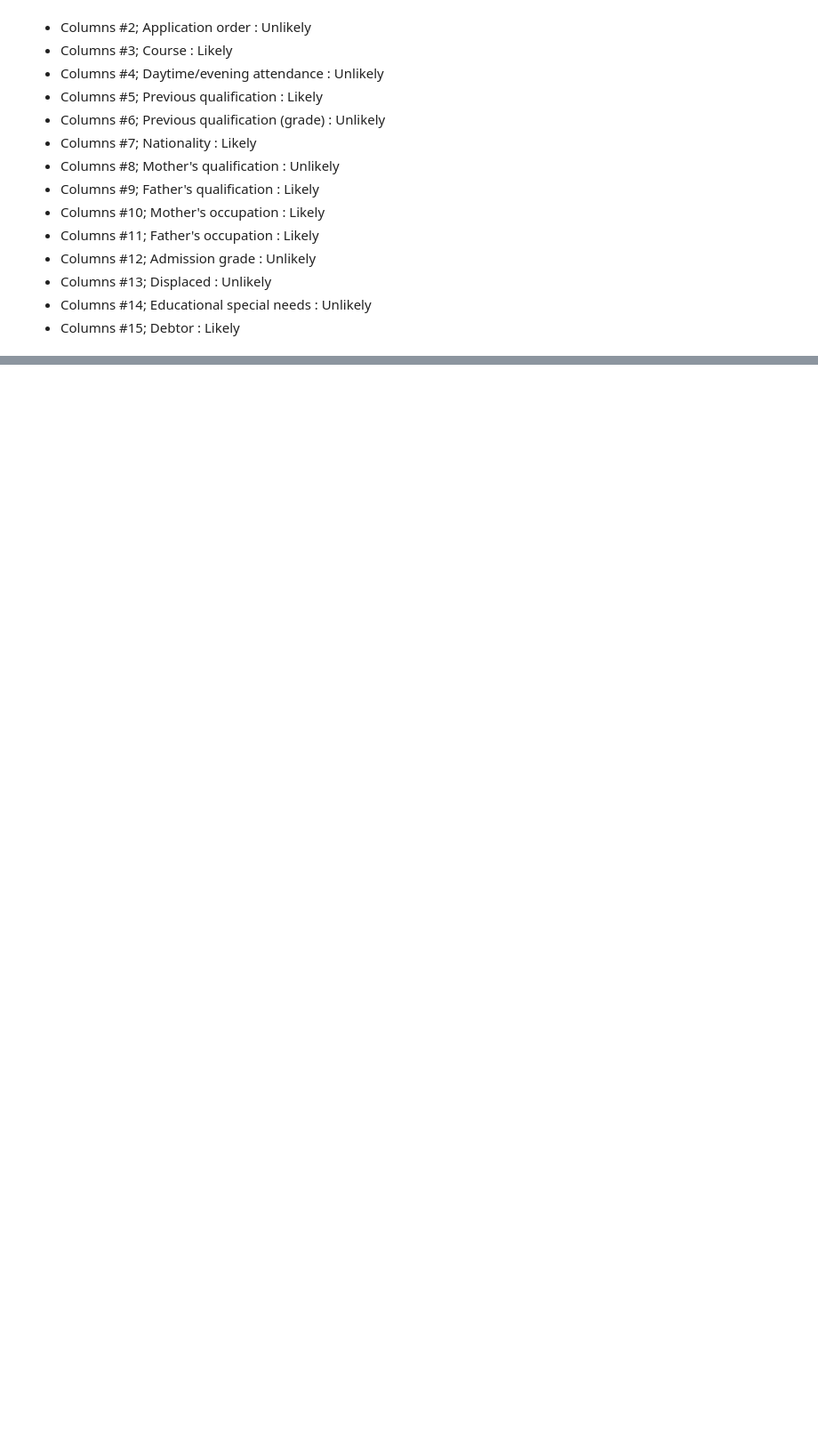
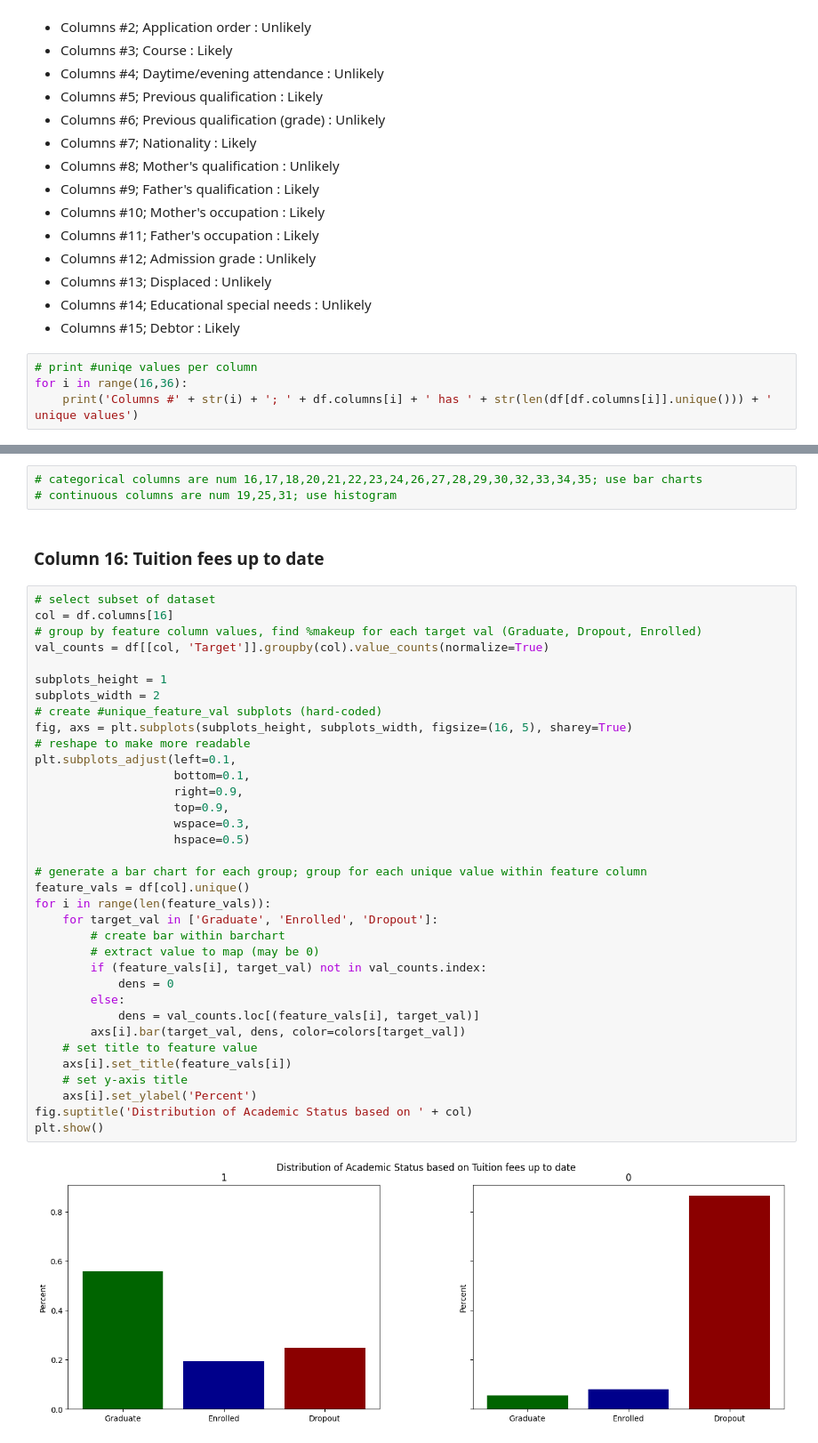
Before and after one commit to FishInAZ/MATH-189-Group-41, a Jupyter notebook: EDA_0-15_notebook.ipynb, the cells around one changed output, grey strips where cells are left out. Shown at 89% size. Cells and saved outputs as stored; diff of their text form; blank space fills up the shorter version.

Commit message:
16-35 columns added

```diff
--- a/EDA_0-15_notebook.ipynb
+++ b/EDA_0-15_notebook.ipynb
@@ -735,3 +743,7 @@ Very likely to be an influential feature
 - Columns #13; Displaced : Unlikely
 - Columns #14; Educational special needs : Unlikely
 - Columns #15; Debtor : Likely
+# %%
+# print #uniqe values per column
+for i in range(16,36):
+    print('Columns #' + str(i) + '; ' + df.columns[i] + ' has ' + str(len(df[df.columns[i]].unique())) + ' unique values')
@@ -737,0 +771,42 @@ Very likely to be an influential feature
+# %%
+# categorical columns are num 16,17,18,20,21,22,23,24,26,27,28,29,30,32,33,34,35; use bar charts
+# continuous columns are num 19,25,31; use histogram
+# %% [markdown]
+### Column 16: Tuition fees up to date
+# %%
+# select subset of dataset
+col = df.columns[16]
+# group by feature column values, find %makeup for each target val (Graduate, Dropout, Enrolled)
+val_counts = df[[col, 'Target']].groupby(col).value_counts(normalize=True)
+
+subplots_height = 1
+subplots_width = 2
+# create #unique_feature_val subplots (hard-coded)
+fig, axs = plt.subplots(subplots_height, subplots_width, figsize=(16, 5), sharey=True)
+# reshape to make more readable
+plt.subplots_adjust(left=0.1,
+                    bottom=0.1,
+                    right=0.9,
+                    top=0.9,
+                    wspace=0.3,
+                    hspace=0.5)
+
+# generate a bar chart for each group; group for each unique value within feature column
+feature_vals = df[col].unique()
+for i in range(len(feature_vals)):
+    for target_val in ['Graduate', 'Enrolled', 'Dropout']:
+        # create bar within barchart
+        # extract value to map (may be 0)
+        if (feature_vals[i], target_val) not in val_counts.index:
+            dens = 0
+        else:
+            dens = val_counts.loc[(feature_vals[i], target_val)]
+        axs[i].bar(target_val, dens, color=colors[target_val])
+    # set title to feature value
+    axs[i].set_title(feature_vals[i])
+    # set y-axis title
+    axs[i].set_ylabel('Percent')
+fig.suptitle('Distribution of Academic Status based on ' + col)
+plt.show()
+# %% [output]
+[figure, added]
```
Also changed, not shown: parts of 43 cells of this notebook.
